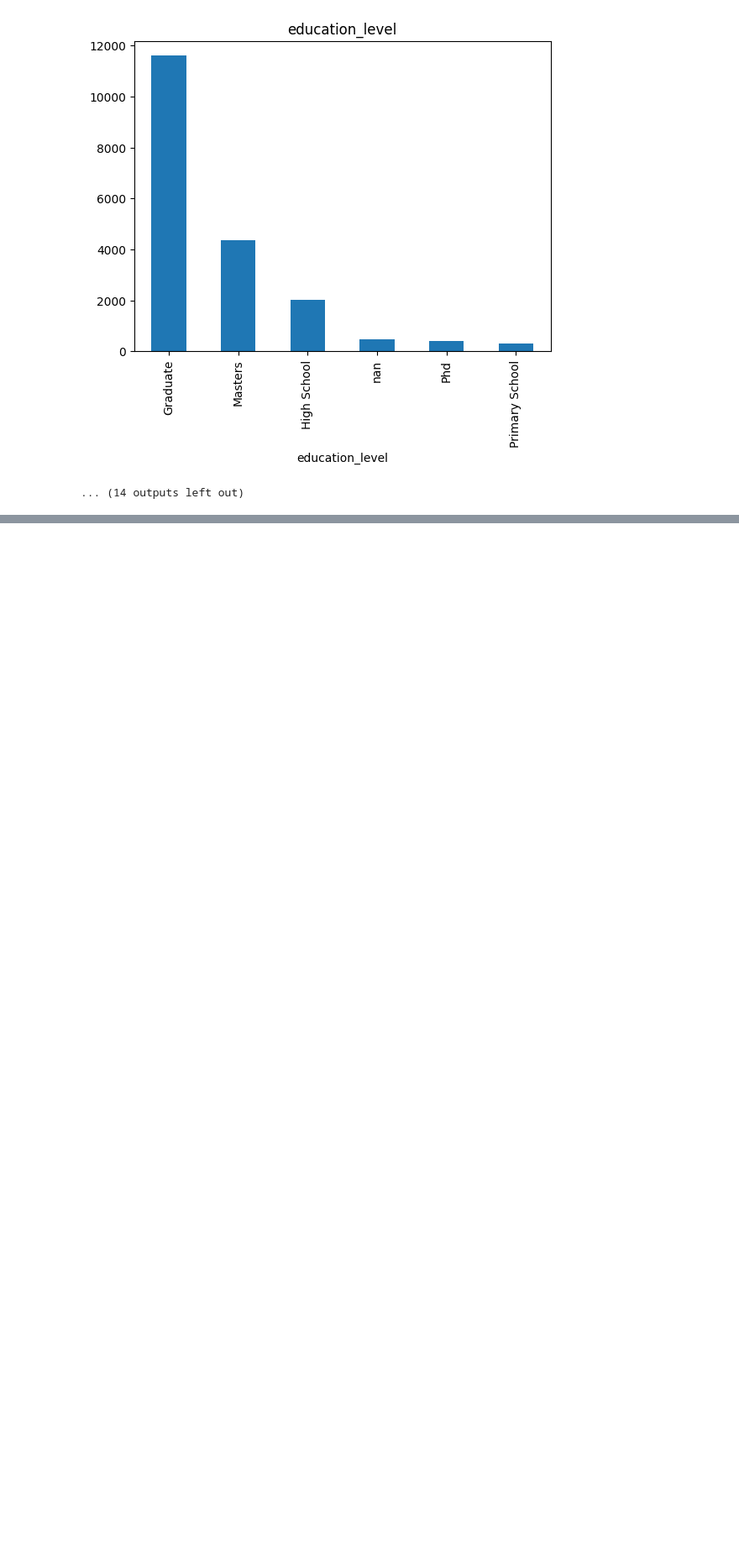
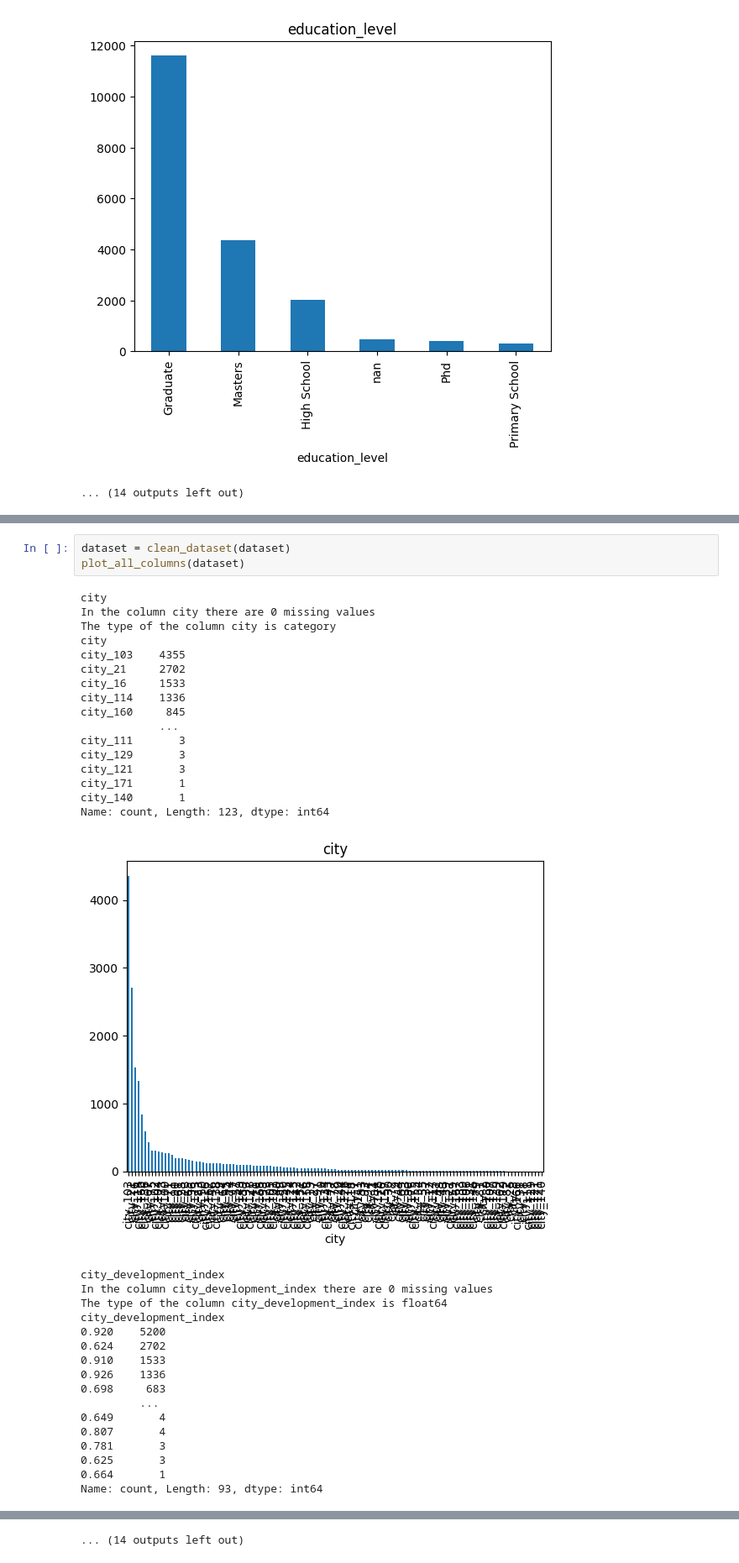
Before and after one commit to simone-viozzi/interviews-data-science-assignment, a Jupyter notebook: data_cleaning.ipynb, the cells around one changed output, grey strips where cells are left out. Shown at 84% size. Saved outputs shown, nothing was run; the diff lists cells and outputs as text; blank space fills up the shorter version.

```diff
--- a/data_cleaning.ipynb
+++ b/data_cleaning.ipynb
@@ -133,0 +222,37 @@ Name: count, dtype: int64
+# %%
+dataset = clean_dataset(dataset)
+plot_all_columns(dataset)
+# %% [output]
+city
+In the column city there are 0 missing values
+The type of the column city is category
+city
+city_103    4355
+city_21     2702
+city_16     1533
+city_114    1336
+city_160     845
+            ...
+city_111       3
+city_129       3
+city_121       3
+city_171       1
+city_140       1
+Name: count, Length: 123, dtype: int64
+[figure, added]
+city_development_index
+In the column city_development_index there are 0 missing values
+The type of the column city_development_index is float64
+city_development_index
+0.920    5200
+0.624    2702
+0.910    1533
+0.926    1336
+0.698     683
+         ...
+0.649       4
+0.807       4
+0.781       3
+0.625       3
+0.664       1
+Name: count, Length: 93, dtype: int64
@@ -133,0 +299 @@ Name: count, dtype: int64
+... (14 outputs left out)
```
Also changed, not shown: parts of 3 cells of this notebook.
